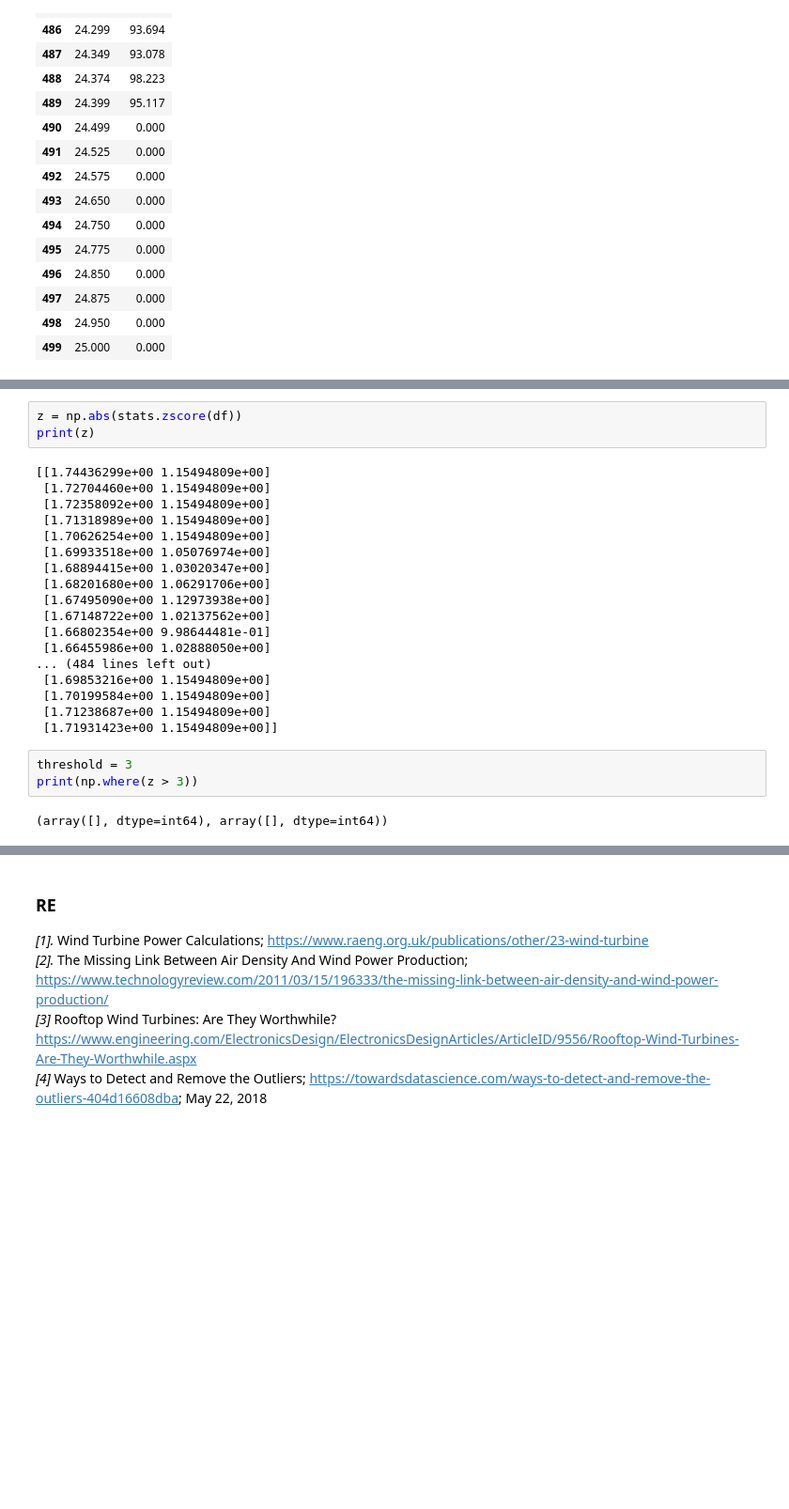
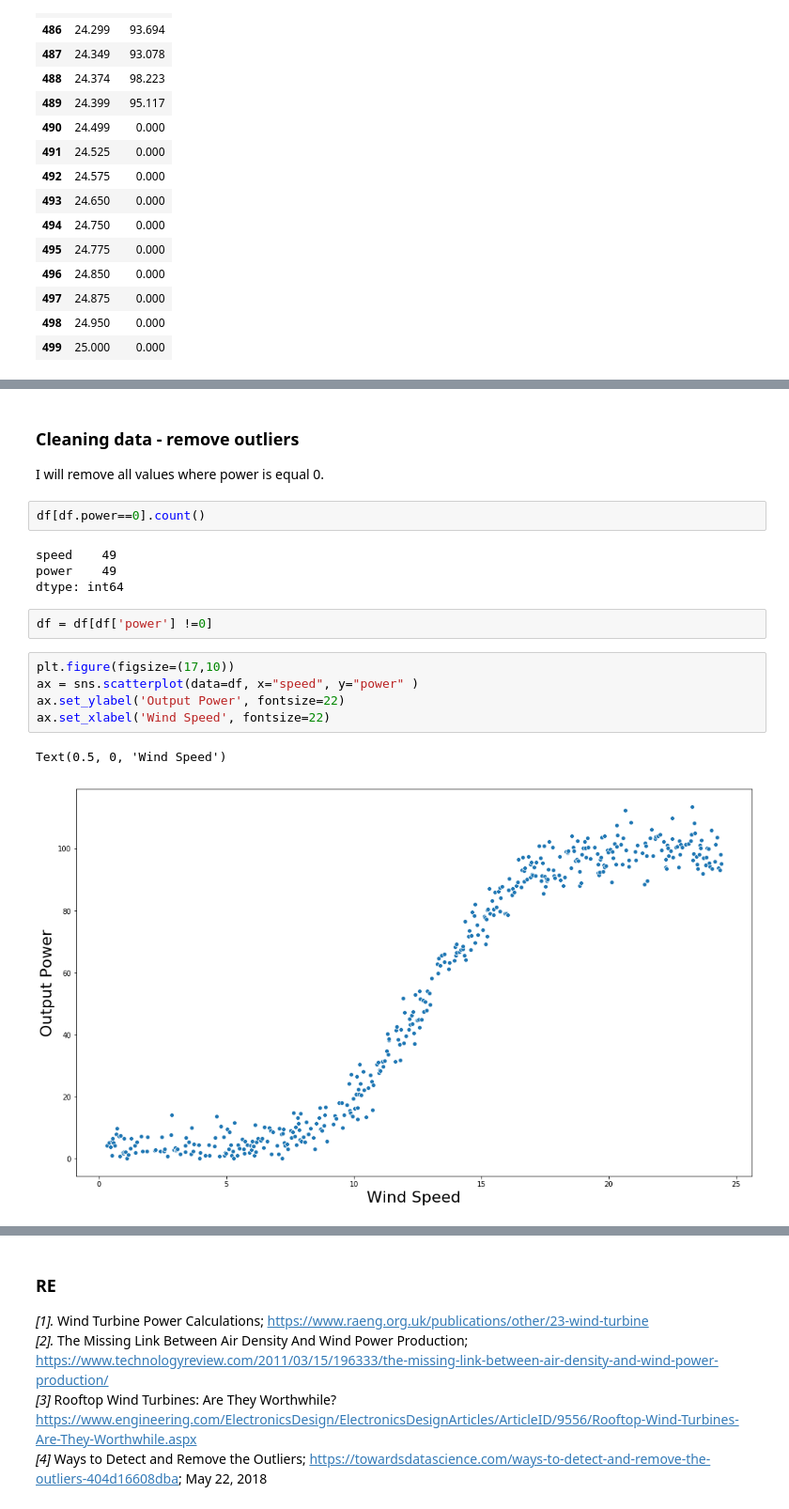
Before and after one commit to Slawak1/MLS-Project-2020, a Jupyter notebook: MLS_Project_2020.ipynb, the cells around one changed output, grey strips where cells are left out. Shown at 94% size. Drawn from its saved outputs; the diff is of its cells as text; blank space fills up the shorter version.

Commit message:
Outliers removed

```diff
--- a/MLS_Project_2020.ipynb
+++ b/MLS_Project_2020.ipynb
@@ -125,26 +121,20 @@ The intuition behind Z-score is to describe any data point by finding their rela
-# %%
-z = np.abs(stats.zscore(df))
-print(z)
-# %% [output]
-[[1.74436299e+00 1.15494809e+00]
- [1.72704460e+00 1.15494809e+00]
- [1.72358092e+00 1.15494809e+00]
- [1.71318989e+00 1.15494809e+00]
- [1.70626254e+00 1.15494809e+00]
- [1.69933518e+00 1.05076974e+00]
- [1.68894415e+00 1.03020347e+00]
- [1.68201680e+00 1.06291706e+00]
- [1.67495090e+00 1.12973938e+00]
- [1.67148722e+00 1.02137562e+00]
- [1.66802354e+00 9.98644481e-01]
- [1.66455986e+00 1.02888050e+00]
-... (484 lines left out)
- [1.69853216e+00 1.15494809e+00]
- [1.70199584e+00 1.15494809e+00]
- [1.71238687e+00 1.15494809e+00]
- [1.71931423e+00 1.15494809e+00]]
-# %%
-threshold = 3
-print(np.where(z > 3))
-# %% [output]
-(array([], dtype=int64), array([], dtype=int64))
+# %% [markdown]
+### Cleaning data - remove outliers
+
+I will remove all values where power is equal 0.
+# %%
+df[df.power==0].count()
+# %% [output]
+speed    49
+power    49
+dtype: int64
+# %%
+df = df[df['power'] !=0]
+# %%
+plt.figure(figsize=(17,10))
+ax = sns.scatterplot(data=df, x="speed", y="power" )
+ax.set_ylabel('Output Power', fontsize=22)
+ax.set_xlabel('Wind Speed', fontsize=22)
+# %% [output]
+Text(0.5, 0, 'Wind Speed')
+[figure, added]
```
Also changed, not shown: parts of 3 cells of this notebook.
